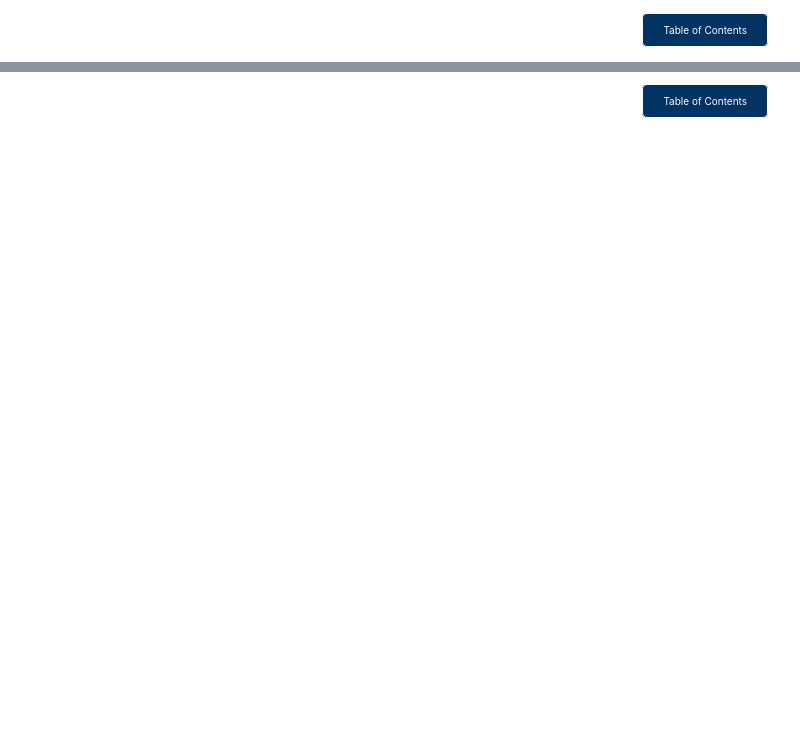
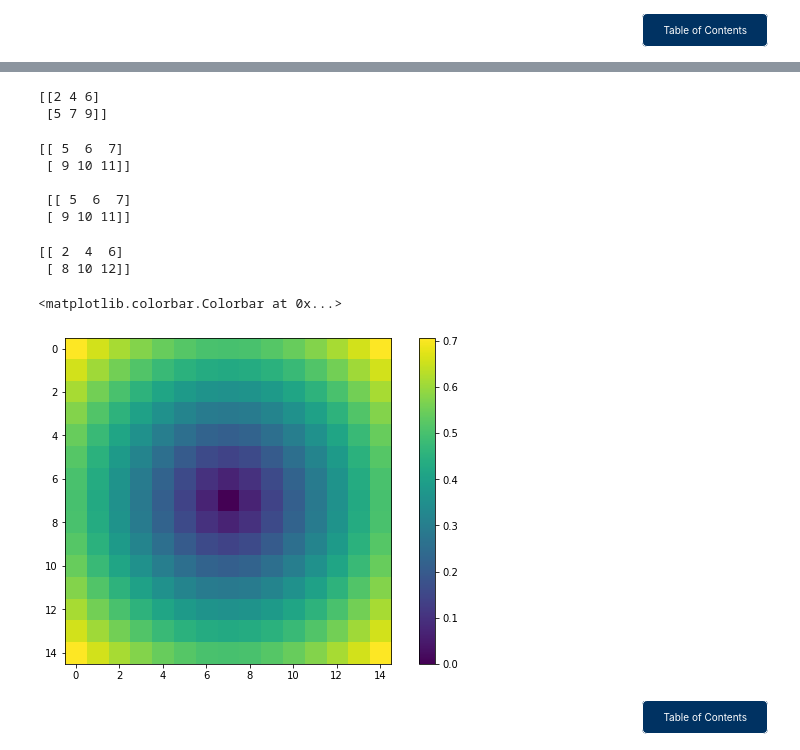
Before and after one commit to ehcastroh/intro_NUMPY, a Jupyter notebook: m110_Intro_numerical_analysis_using_numpy.ipynb, the cells around one changed output, grey strips where cells are left out. Drawn from its saved outputs; the diff is of its cells as text; code cells hidden in the pictures; blank space fills up the shorter version.

Commit message:
completed main notebook, with the exception of images and links. Completed HW need solutions from Yash.

```diff
--- a/m110_Intro_numerical_analysis_using_numpy.ipynb
+++ b/m110_Intro_numerical_analysis_using_numpy.ipynb
@@ -1069,3 +1326,72 @@ trans_edf.to_excel('assets/data/transpose_UCBAdmin_data.xlsx')
+# %%
+## 2. Add a vector to each row of a matrix: ##
+x = np.array([[1,2,3], [4,5,6]])
+
+'''
+    x has shape (2, 3) and v has shape (3,) so they broadcast to (2, 3),
+    giving the following matrix:
+    [[2 4 6]
+     [5 7 9]]
+''';
+print(x + v)
+# %% [output]
+[[2 4 6]
+ [5 7 9]]
+# %%
+## 3. Add a vector to each column of a matrix: ##
+
+'''
+    x has shape (2, 3) and w has shape (2,).
+    If we transpose x then it has shape (3, 2) and can be broadcast
+    against w to yield a result of shape (3, 2); transposing this result
+    yields the final result of shape (2, 3) which is the matrix x with
+    the vector w added to each column. Gives the following matrix:
+    [[ 5  6  7]
+     [ 9 10 11]]
+''';
+print((x.T + w).T)
+
+
+'''
+    Another solution is to reshape w to be a column vector of shape (2, 1);
+    we can then broadcast it directly against x to produce the same
+    output.
+''';
+print("\n", x + np.reshape(w, (2, 1)))
+# %% [output]
+[[ 5  6  7]
+ [ 9 10 11]]
+
+ [[ 5  6  7]
+ [ 9 10 11]]
+# %%
+## 4. Multiply a matrix by a constant: ##
+
+'''
+    x has shape (2, 3). Numpy treats scalars as arrays of shape ();
+    these can be broadcast together to shape (2, 3), producing the
+    following array:
+    [[ 2  4  6]
+     [ 8 10 12]]
+''';
+print(x * 2)
+# %% [output]
+[[ 2  4  6]
+ [ 8 10 12]]
+# %%
+## 5. Visualizing Distance From a Point ##
+import numpy as np
+import matplotlib.pyplot as plt
+
+a = np.linspace(0,1,15) - 0.5
+b = a[:, np.newaxis]       # b.shape == (15,1)
+dist_sqrd = a**2 + b**2    # broadcasting distance
+dist = np.sqrt(dist_sqrd)
+plt.imshow(dist)
+plt.colorbar()
+# %% [output]
+<matplotlib.colorbar.Colorbar at 0x...>
+[figure, added]
 # %% [markdown]
 <!--Navigate back to table of contents-->
 <div alig="right" style="text-align: right">
```
Also changed, not shown: parts of 250 cells of this notebook, 18 other files.
